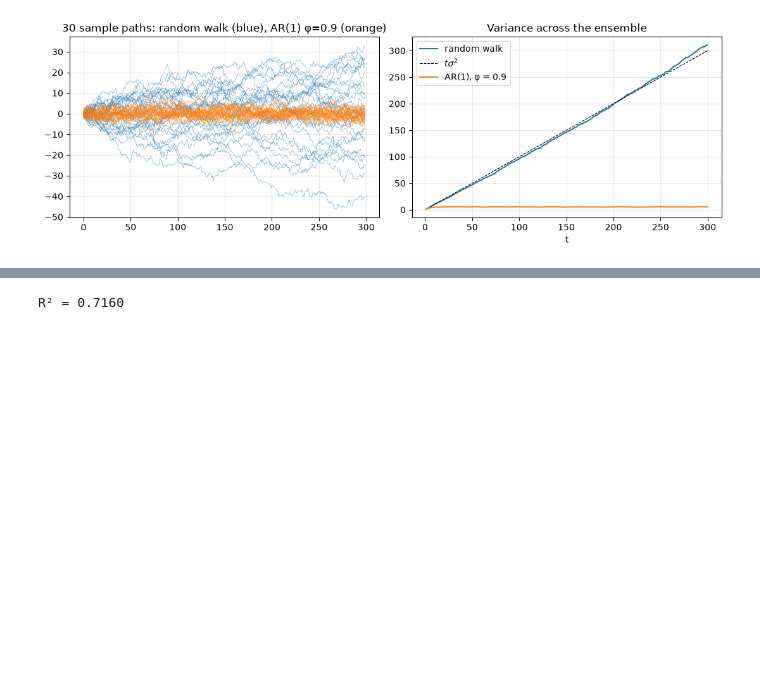
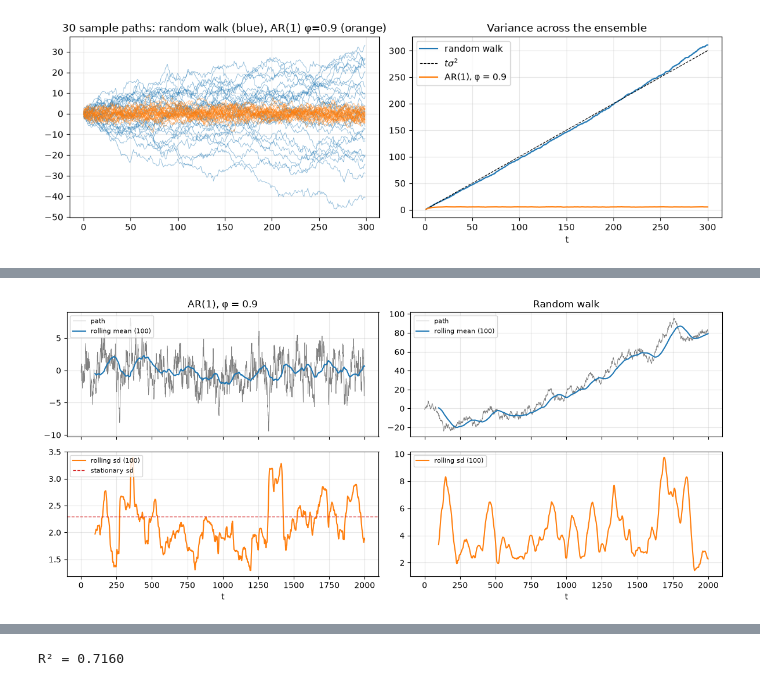
Before and after one commit to aaaalex-m/starb, a Jupyter notebook: modules/03-stats-toolkit/notebook.ipynb, the cells around one changed output, grey strips where cells are left out. Cells and saved outputs as stored; diff of their text form; code cells hidden in the pictures; blank space fills up the shorter version.

```diff
--- a/modules/03-stats-toolkit/notebook.ipynb
+++ b/modules/03-stats-toolkit/notebook.ipynb
@@ -125,0 +196,24 @@ fig.tight_layout()
+# %%
+path_rng = np.random.default_rng(32)
+n_long, window = 2000, 100
+single = {
+    "AR(1), φ = 0.9": simulate.ar1(n_long, phi, seed=path_rng),
+    "Random walk": simulate.random_walk(n_long, seed=path_rng),
+}
+
+fig, axes = plt.subplots(2, 2, figsize=(12, 5.5), sharex=True)
+for col, (title, x) in enumerate(single.items()):
+    s = pd.Series(x)
+    axes[0, col].plot(s, lw=0.6, color="0.5", label="path")
+    axes[0, col].plot(s.rolling(window).mean(), "C0", lw=1.5, label=f"rolling mean ({window})")
+    axes[0, col].set_title(title)
+    axes[0, col].legend(fontsize=8, loc="upper left")
+    axes[1, col].plot(s.rolling(window).std(), "C1", lw=1.5, label=f"rolling sd ({window})")
+    axes[1, col].set_xlabel("t")
+    axes[1, col].legend(fontsize=8, loc="upper left")
+axes[1, 0].axhline(1 / np.sqrt(1 - phi**2), color="C3", ls="--", lw=1, label="stationary sd")
+axes[1, 0].legend(fontsize=8, loc="upper left")
+fig.tight_layout()
+save(fig, "rolling-moments.png")
+# %% [output]
+[figure, added]
```
Also changed, not shown: parts of 13 cells of this notebook, 6 other files.
